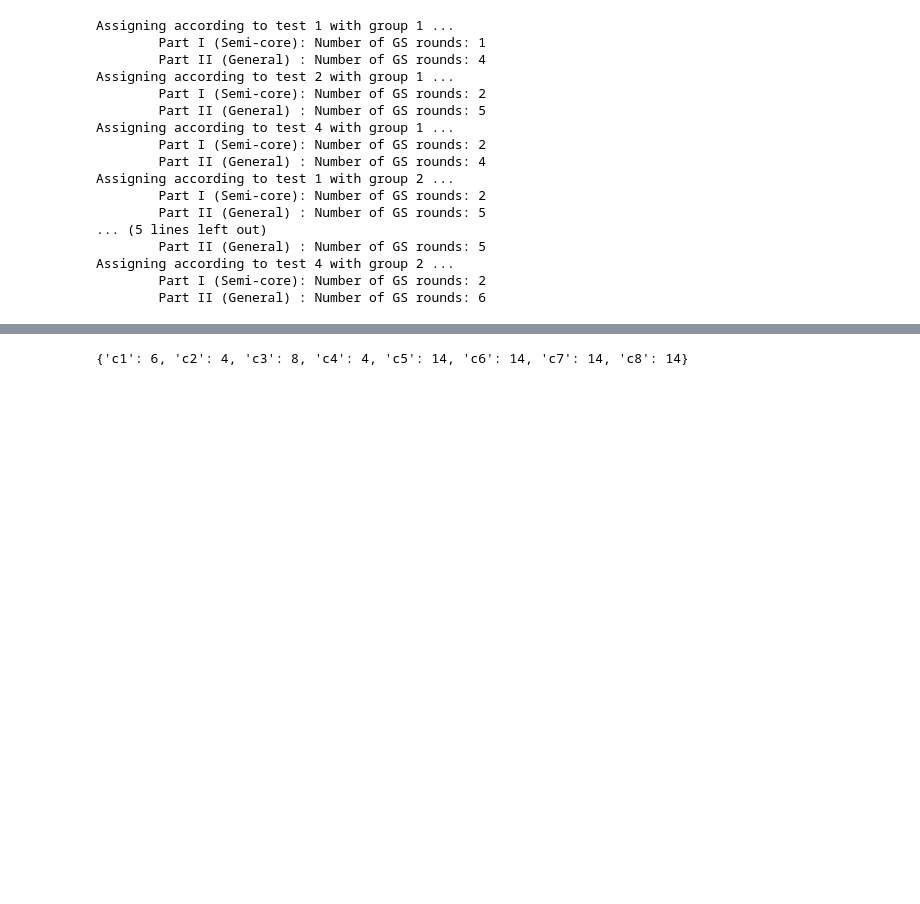
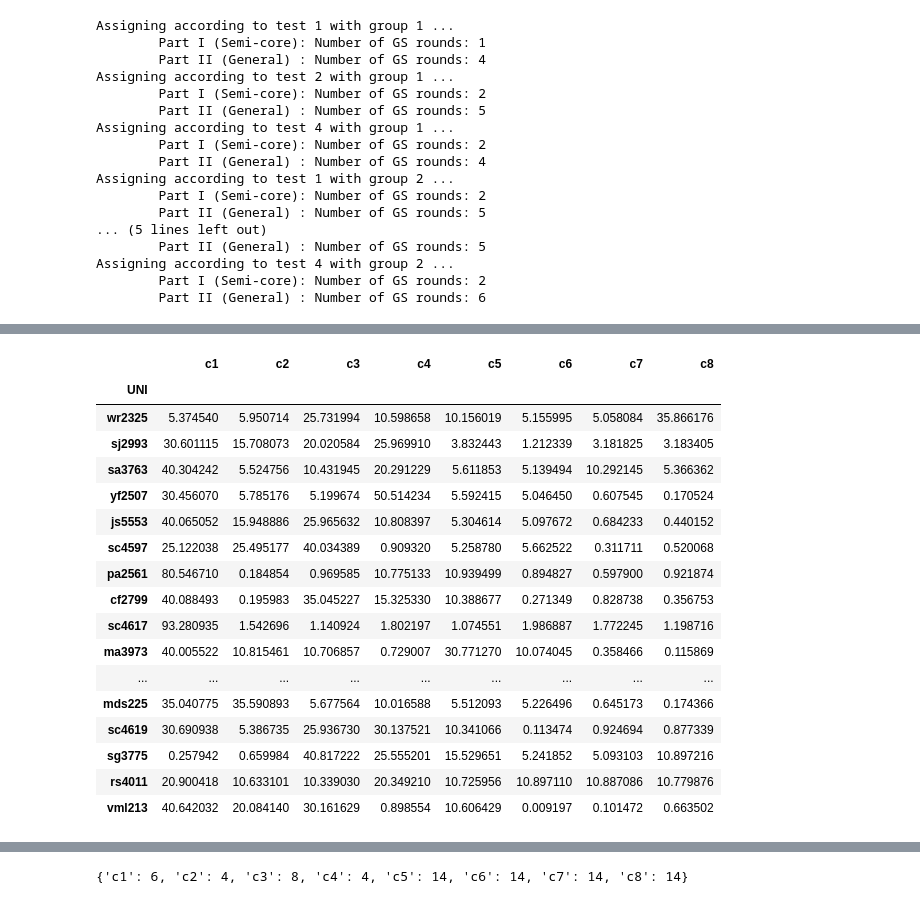
Before and after one commit to type-null/earthInsights, a Jupyter notebook: courseBidding/0820/CourseAssignment.ipynb, the cells around one changed output, grey strips where cells are left out. Cells and saved outputs as stored; diff of their text form; code cells hidden in the pictures; blank space fills up the shorter version.

```diff
--- a/courseBidding/0820/CourseAssignment.ipynb
+++ b/courseBidding/0820/CourseAssignment.ipynb
@@ -164,0 +194,4 @@ Assign(data).courseToStudentView(result)
+# %%
+(df_group1, df_group2) = Assign(data).preprocess()
+pref = Assign(data).get_pref(df_group2)
+pref
@@ -164,0 +216,22 @@ Assign(data).courseToStudentView(result)
+# %%
+bid = Assign(data).modified_bid(df_group2)
+bid
+# %% [output]
+|  | c1 | c2 | c3 | c4 | c5 | c6 | c7 | c8 |
+| UNI |  |  |  |  |  |  |  |  |
+| wr2325 | 5.374540 | 5.950714 | 25.731994 | 10.598658 | 10.156019 | 5.155995 | 5.058084 | 35.866176 |
+| sj2993 | 30.601115 | 15.708073 | 20.020584 | 25.969910 | 3.832443 | 1.212339 | 3.181825 | 3.183405 |
+| sa3763 | 40.304242 | 5.524756 | 10.431945 | 20.291229 | 5.611853 | 5.139494 | 10.292145 | 5.366362 |
+| yf2507 | 30.456070 | 5.785176 | 5.199674 | 50.514234 | 5.592415 | 5.046450 | 0.607545 | 0.170524 |
+| js5553 | 40.065052 | 15.948886 | 25.965632 | 10.808397 | 5.304614 | 5.097672 | 0.684233 | 0.440152 |
+| sc4597 | 25.122038 | 25.495177 | 40.034389 | 0.909320 | 5.258780 | 5.662522 | 0.311711 | 0.520068 |
+| pa2561 | 80.546710 | 0.184854 | 0.969585 | 10.775133 | 10.939499 | 0.894827 | 0.597900 | 0.921874 |
+| cf2799 | 40.088493 | 0.195983 | 35.045227 | 15.325330 | 10.388677 | 0.271349 | 0.828738 | 0.356753 |
+| sc4617 | 93.280935 | 1.542696 | 1.140924 | 1.802197 | 1.074551 | 1.986887 | 1.772245 | 1.198716 |
+| ma3973 | 40.005522 | 10.815461 | 10.706857 | 0.729007 | 30.771270 | 10.074045 | 0.358466 | 0.115869 |
+| ... | ... | ... | ... | ... | ... | ... | ... | ... |
+| mds225 | 35.040775 | 35.590893 | 5.677564 | 10.016588 | 5.512093 | 5.226496 | 0.645173 | 0.174366 |
+| sc4619 | 30.690938 | 5.386735 | 25.936730 | 30.137521 | 10.341066 | 0.113474 | 0.924694 | 0.877339 |
+| sg3775 | 0.257942 | 0.659984 | 40.817222 | 25.555201 | 15.529651 | 5.241852 | 5.093103 | 10.897216 |
+| rs4011 | 20.900418 | 10.633101 | 10.339030 | 20.349210 | 10.725956 | 10.897110 | 10.887086 | 10.779876 |
+| vml213 | 40.642032 | 20.084140 | 30.161629 | 0.898554 | 10.606429 | 0.009197 | 0.101472 | 0.663502 |
```
Also changed, not shown: parts of 9 cells of this notebook, 1 other file.
